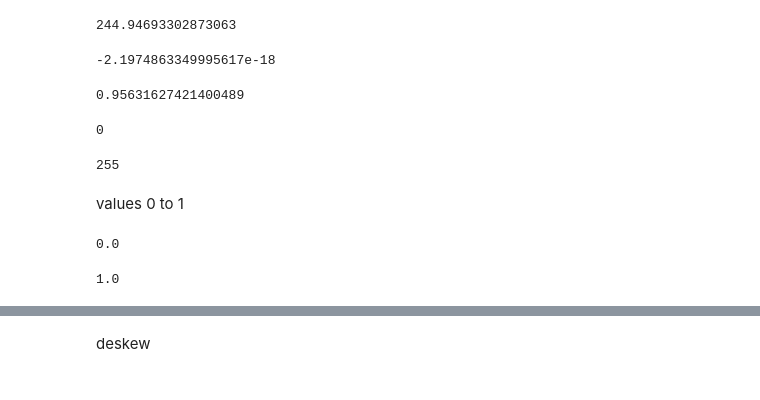
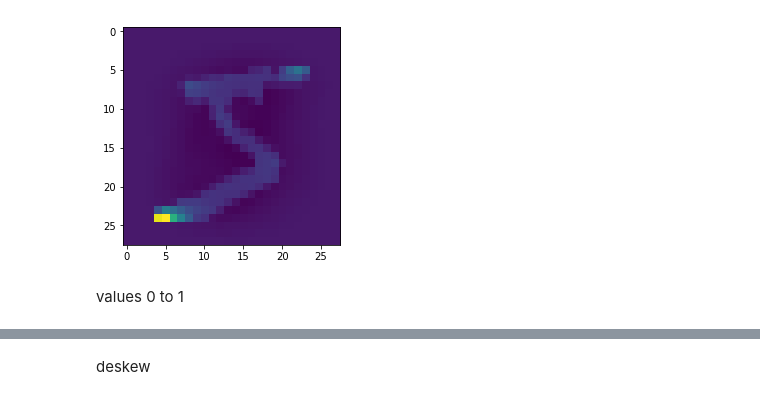
Before and after one commit to silva13/Capstone, a Jupyter notebook: 2. Preprocessing.ipynb, the cells around one changed output, grey strips where cells are left out. Drawn from its saved outputs; the diff is of its cells as text; code cells hidden in the pictures.

```diff
--- a/2. Preprocessing.ipynb
+++ b/2. Preprocessing.ipynb
@@ -101,32 +30,10 @@ X_train_ss.min()
-# %%
-X_train_ss.max()
-# %% [output]
-244.94693302873063
-# %%
-X_train_ss.mean()
-# %% [output]
--2.1974863349995617e-18
-# %%
-X_train_ss.std()
-# %% [output]
-0.95631627421400489
-# %%
-X_train.min()
-# %% [output]
-0
-# %%
-X_train.max()
-# %% [output]
-255
+# %%
+image = np.array(X_train_ss[0]).reshape((28,28))
+plt.imshow(image)
+plt.show()
+# %% [output]
+[figure, added]
 # %% [markdown]
 values 0 to 1
 # %%
 X_train_01=X_train/255
-# %%
-X_train_01.min()
-# %% [output]
-0.0
-# %%
-X_train_01.max()
-# %% [output]
-1.0
```
Also changed, not shown: parts of 40 cells of this notebook, 5 other files.
